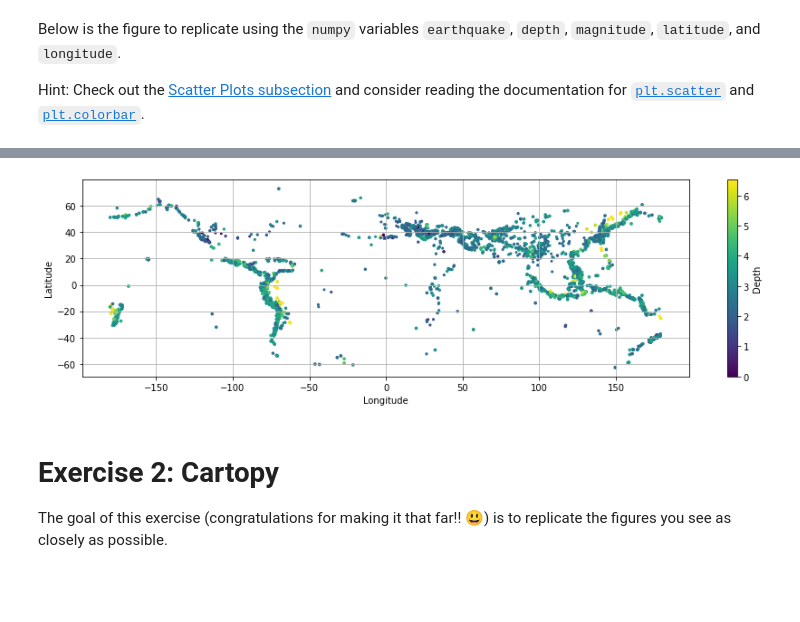
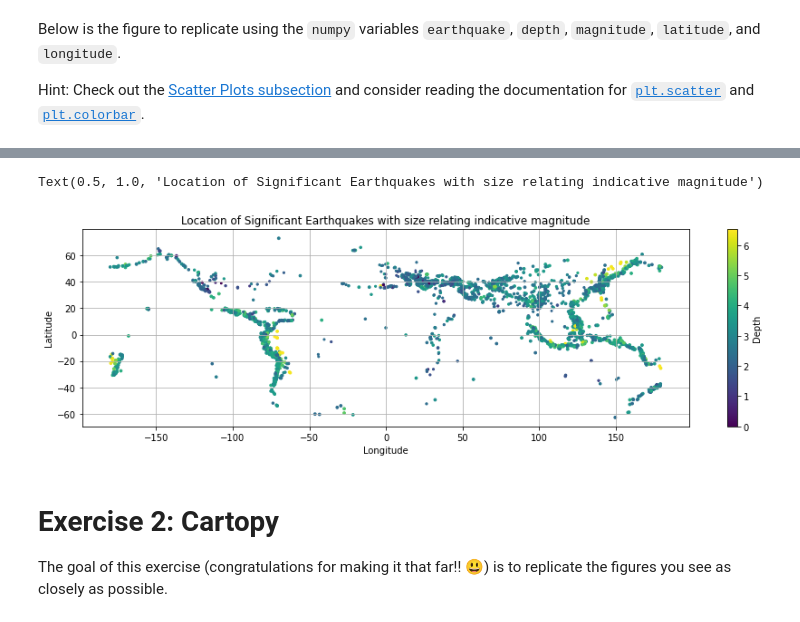
Before and after one commit to MaxHenk/2022_Intro_Python, a Jupyter notebook: Exercises/W2_S2.ipynb, the cells around one changed output, grey strips where cells are left out. Drawn from its saved outputs; the diff is of its cells as text; code cells hidden in the pictures; blank space fills up the shorter version.

```diff
--- a/Exercises/W2_S2.ipynb
+++ b/Exercises/W2_S2.ipynb
@@ -137,12 +137,14 @@ def fmt(x, pos):
 # %%
 fig,ax=plt.subplots(ncols=1,nrows=1,figsize=(15,4))
 ctemp=plt.scatter(longitude,latitude,s=magnitude,c=np.log(depth))
 ax.set_xlabel('Longitude')
 ax.set_ylabel('Latitude')
 plt.colorbar(ctemp, ax=ax, label='Depth')
 plt.grid()
+ax.set_title('Location of Significant Earthquakes with size relating indicative magnitude')
 # %% [output]
+Text(0.5, 1.0, 'Location of Significant Earthquakes with size relating indicative magnitude')
-[figure, old version]
+[figure, new version]
 # %%
 # Replicate the figure here
 ___,___ = _____._________(_, _, figsize=(__,__))
```
Also changed, not shown: parts of 7 cells of this notebook.
